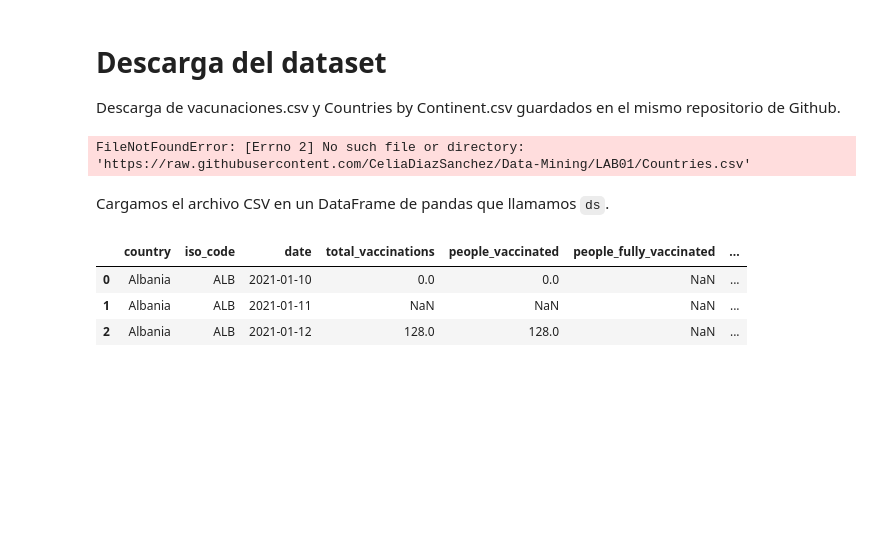
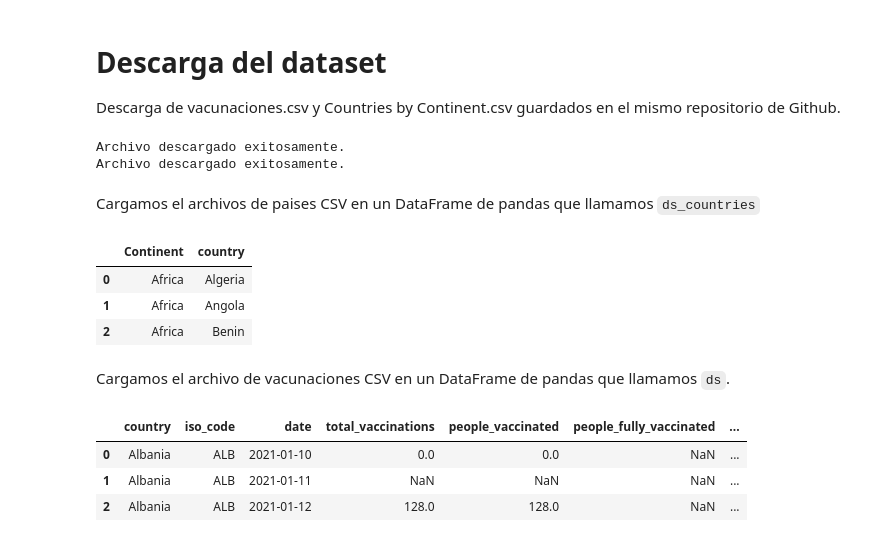
Before and after one commit to CeliaDiazSanchez/Data-Mining, a Jupyter notebook: LAB01_Ana_pruebas.ipynb, the cells around one changed output. Drawn from its saved outputs; the diff is of its cells as text; code cells hidden in the pictures; blank space fills up the shorter version.

```diff
--- a/LAB01_Ana_pruebas.ipynb
+++ b/LAB01_Ana_pruebas.ipynb
@@ -14,22 +14,36 @@ import pandas as pd
 urls = ["https://raw.githubusercontent.com/CeliaDiazSanchez/Data-Mining/LAB01/vacunaciones.csv","https://raw.githubusercontent.com/CeliaDiazSanchez/Data-Mining/LAB01/Countries.csv"]
 nombres = ['vacunaciones.csv','Countries.csv']
 
-for url,nombre in urls,nombres:
+for i in range(2):
   # Realizar la solicitud GET para obtener el contenido del archivo
-  response = requests.get(url)
+  response = requests.get(urls[i])
 
   # Verificar si la solicitud fue exitosa (código de estado 200)
   if response.status_code == 200:
       # Guardar el contenido del archivo en un archivo local
-      with open(nombre, 'wb') as f:
+      with open(nombres[i], 'wb') as f:
           f.write(response.content)
       print("Archivo descargado exitosamente.")
   else:
       print("Error al descargar el archivo.")
 # %% [output]
-FileNotFoundError: [Errno 2] No such file or directory: 'https://raw.githubusercontent.com/CeliaDiazSanchez/Data-Mining/LAB01/Countries.csv'
+Archivo descargado exitosamente.
+Archivo descargado exitosamente.
+# %% [markdown]
+Cargamos el archivos de paises CSV en un DataFrame de pandas que llamamos `ds_countries`
+# %%
+ds_countries = pd.read_csv('Countries.csv')
+# Cambio el nombre
+ds_countries.rename(columns={'Country': 'country'}, inplace=True)
+# Mostramos las 3 primeras entradas del dataset
+ds_countries.head(3)
+# %% [output]
+|  | Continent | country |
+| 0 | Africa | Algeria |
+| 1 | Africa | Angola |
+| 2 | Africa | Benin |
 # %% [markdown]
-Cargamos el archivo CSV en un DataFrame de pandas que llamamos `ds`.
+Cargamos el archivo de vacunaciones CSV en un DataFrame de pandas que llamamos `ds`.
 # %%
 ds = pd.read_csv('vacunaciones.csv')
 # Mostramos las 3 primeras entradas del dataset
```
Also changed, not shown: parts of 11 cells of this notebook.
